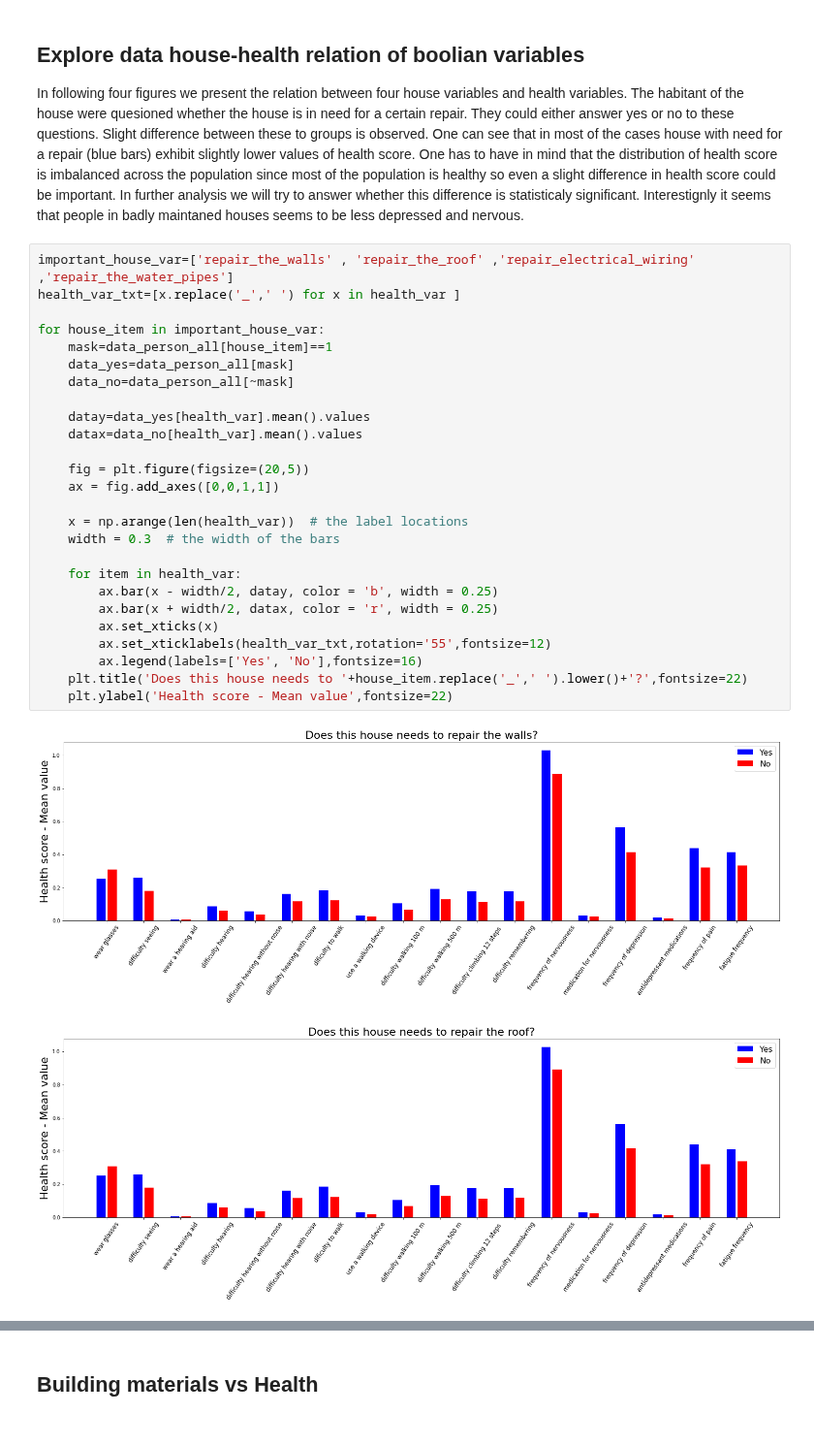
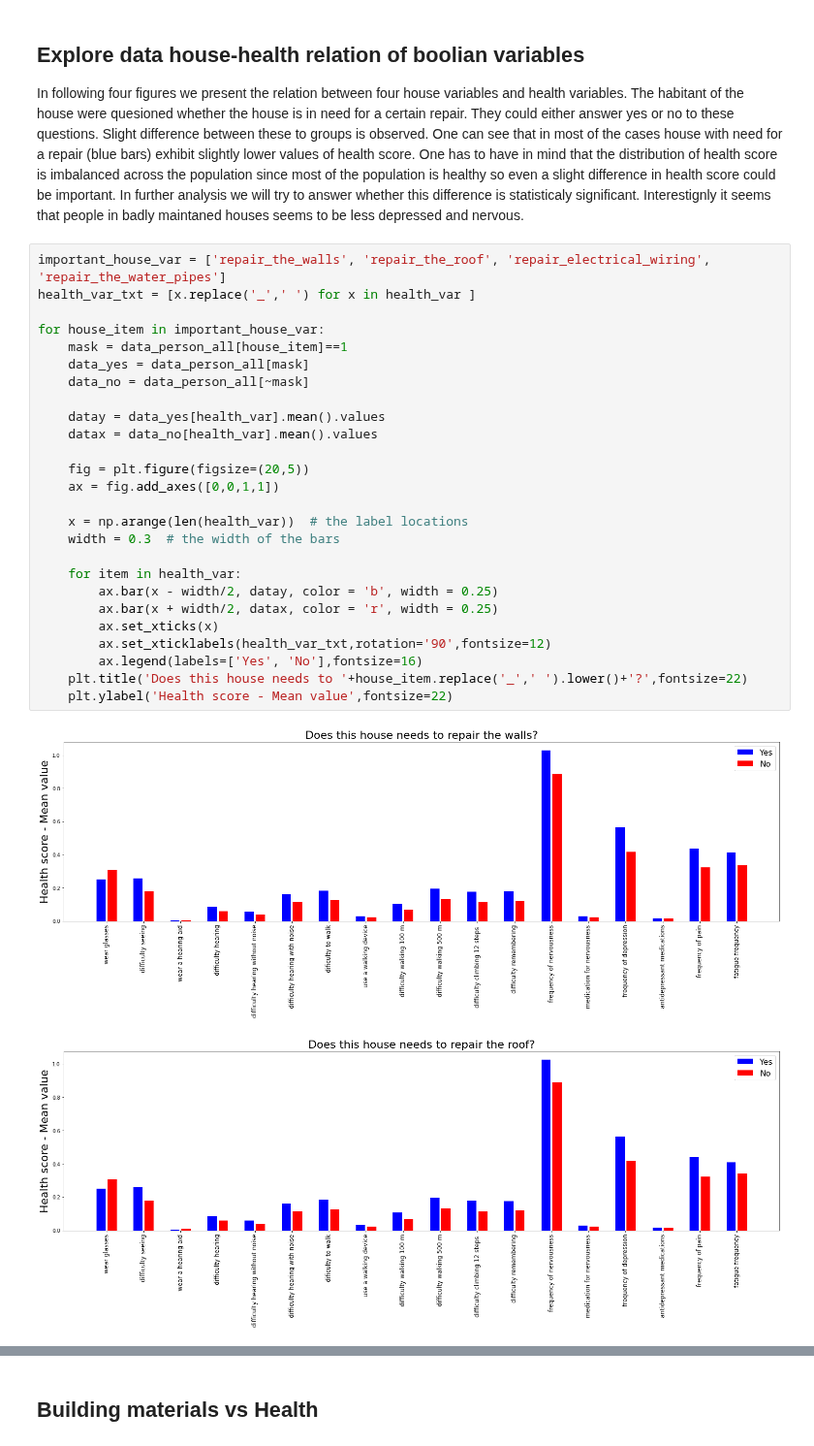
Before and after one commit to emarazz/ada_2020, a Jupyter notebook: Homework/04 - Detection of housing-health relationship/p4_V2.ipynb, the cells around one changed output, grey strips where cells are left out. Shown at 97% size. Cells and saved outputs as stored; diff of their text form.

```diff
--- a/Homework/04 - Detection of housing-health relationship/p4_V2.ipynb
+++ b/Homework/04 - Detection of housing-health relationship/p4_V2.ipynb
@@ -209,31 +209,31 @@ ax.grid(False)
 ## Explore data house-health relation of boolian variables
 In following four figures we present the relation between four house variables and health variables. The habitant of the house were quesioned whether the house is in need for a certain repair. They could either answer yes or no to these questions. Slight difference between these to groups is observed. One can see that in most of the cases house with need for a repair (blue bars) exhibit slightly lower values of health score. One has to have in mind that the distribution of health score is imbalanced across the population since most of the population is healthy so even a slight difference in health score could be important. In further analysis we will try to answer whether this difference is statisticaly significant. Interestignly it seems that people in badly maintaned houses seems to be less depressed and nervous.
 # %%
-important_house_var=['repair_the_walls' , 'repair_the_roof' ,'repair_electrical_wiring' ,'repair_the_water_pipes']
-health_var_txt=[x.replace('_',' ') for x in health_var ]
+important_house_var = ['repair_the_walls', 'repair_the_roof', 'repair_electrical_wiring', 'repair_the_water_pipes']
+health_var_txt = [x.replace('_',' ') for x in health_var ]
 
 for house_item in important_house_var:
-    mask=data_person_all[house_item]==1
-    data_yes=data_person_all[mask]
-    data_no=data_person_all[~mask]
+    mask = data_person_all[house_item]==1
+    data_yes = data_person_all[mask]
+    data_no = data_person_all[~mask]
 
-    datay=data_yes[health_var].mean().values
-    datax=data_no[health_var].mean().values
+    datay = data_yes[health_var].mean().values
+    datax = data_no[health_var].mean().values
 
     fig = plt.figure(figsize=(20,5))
     ax = fig.add_axes([0,0,1,1])
 
     x = np.arange(len(health_var))  # the label locations
     width = 0.3  # the width of the bars
 
     for item in health_var:
         ax.bar(x - width/2, datay, color = 'b', width = 0.25)
         ax.bar(x + width/2, datax, color = 'r', width = 0.25)
         ax.set_xticks(x)
-        ax.set_xticklabels(health_var_txt,rotation='55',fontsize=12)
+        ax.set_xticklabels(health_var_txt,rotation='90',fontsize=12)
         ax.legend(labels=['Yes', 'No'],fontsize=16)
     plt.title('Does this house needs to '+house_item.replace('_',' ').lower()+'?',fontsize=22)
     plt.ylabel('Health score - Mean value',fontsize=22)
 # %% [output]
-[figure, old version]
+[figure, new version]
-[figure, old version]
+[figure, new version]
```
Also changed, not shown: parts of 10 cells of this notebook.
